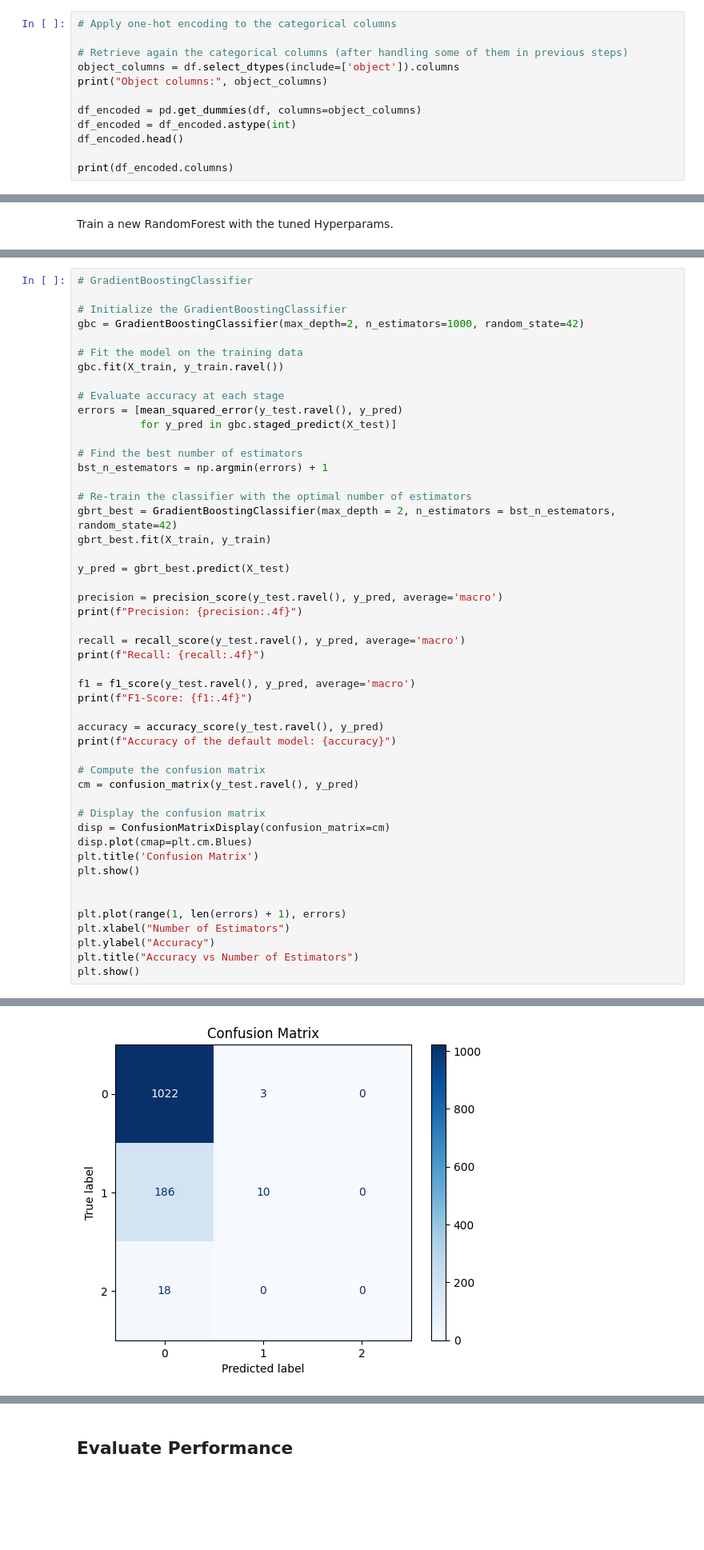
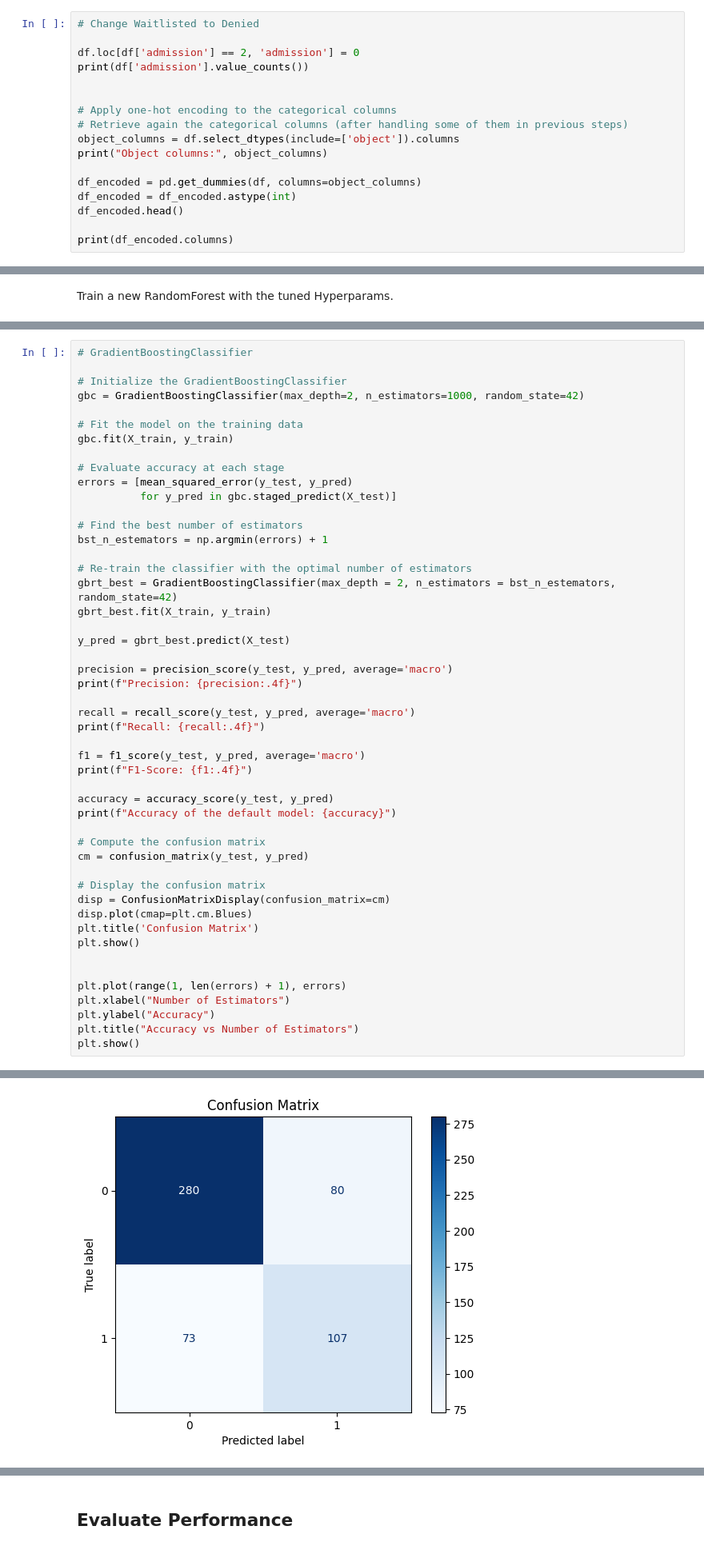
Before and after one commit to toutsos/ml_project, a Jupyter notebook: big-data-ml-project.ipynb, the cells around one changed output, grey strips where cells are left out. Shown at 80% size. Cells and saved outputs as stored; diff of their text form; blank space fills up the shorter version.

```diff
--- a/big-data-ml-project.ipynb
+++ b/big-data-ml-project.ipynb
@@ -468,8 +468,13 @@ print(df.head(1))
 # %% [markdown]
 ### Handle the rest Data
 # %%
+# Change Waitlisted to Denied
+
+df.loc[df['admission'] == 2, 'admission'] = 0
+print(df['admission'].value_counts())
+
+
 # Apply one-hot encoding to the categorical columns
-
 # Retrieve again the categorical columns (after handling some of them in previous steps)
 object_columns = df.select_dtypes(include=['object']).columns
 print("Object columns:", object_columns)
@@ -734,10 +695,10 @@ We can see that the model is highly overfitting.
 gbc = GradientBoostingClassifier(max_depth=2, n_estimators=1000, random_state=42)
 
 # Fit the model on the training data
-gbc.fit(X_train, y_train.ravel())
+gbc.fit(X_train, y_train)
 
 # Evaluate accuracy at each stage
-errors = [mean_squared_error(y_test.ravel(), y_pred)
+errors = [mean_squared_error(y_test, y_pred)
           for y_pred in gbc.staged_predict(X_test)]
 
 # Find the best number of estimators
@@ -749,20 +710,20 @@ gbrt_best.fit(X_train, y_train)
 
 y_pred = gbrt_best.predict(X_test)
 
-precision = precision_score(y_test.ravel(), y_pred, average='macro')
+precision = precision_score(y_test, y_pred, average='macro')
 print(f"Precision: {precision:.4f}")
 
-recall = recall_score(y_test.ravel(), y_pred, average='macro')
+recall = recall_score(y_test, y_pred, average='macro')
 print(f"Recall: {recall:.4f}")
 
-f1 = f1_score(y_test.ravel(), y_pred, average='macro')
+f1 = f1_score(y_test, y_pred, average='macro')
 print(f"F1-Score: {f1:.4f}")
 
-accuracy = accuracy_score(y_test.ravel(), y_pred)
+accuracy = accuracy_score(y_test, y_pred)
 print(f"Accuracy of the default model: {accuracy}")
 
 # Compute the confusion matrix
-cm = confusion_matrix(y_test.ravel(), y_pred)
+cm = confusion_matrix(y_test, y_pred)
 
 # Display the confusion matrix
 disp = ConfusionMatrixDisplay(confusion_matrix=cm)
@@ -784 +745 @@ Accuracy of the default model: 0.8329297820823245
-[figure, old version]
+[figure, new version]
```
Also changed, not shown: parts of 13 cells of this notebook.
